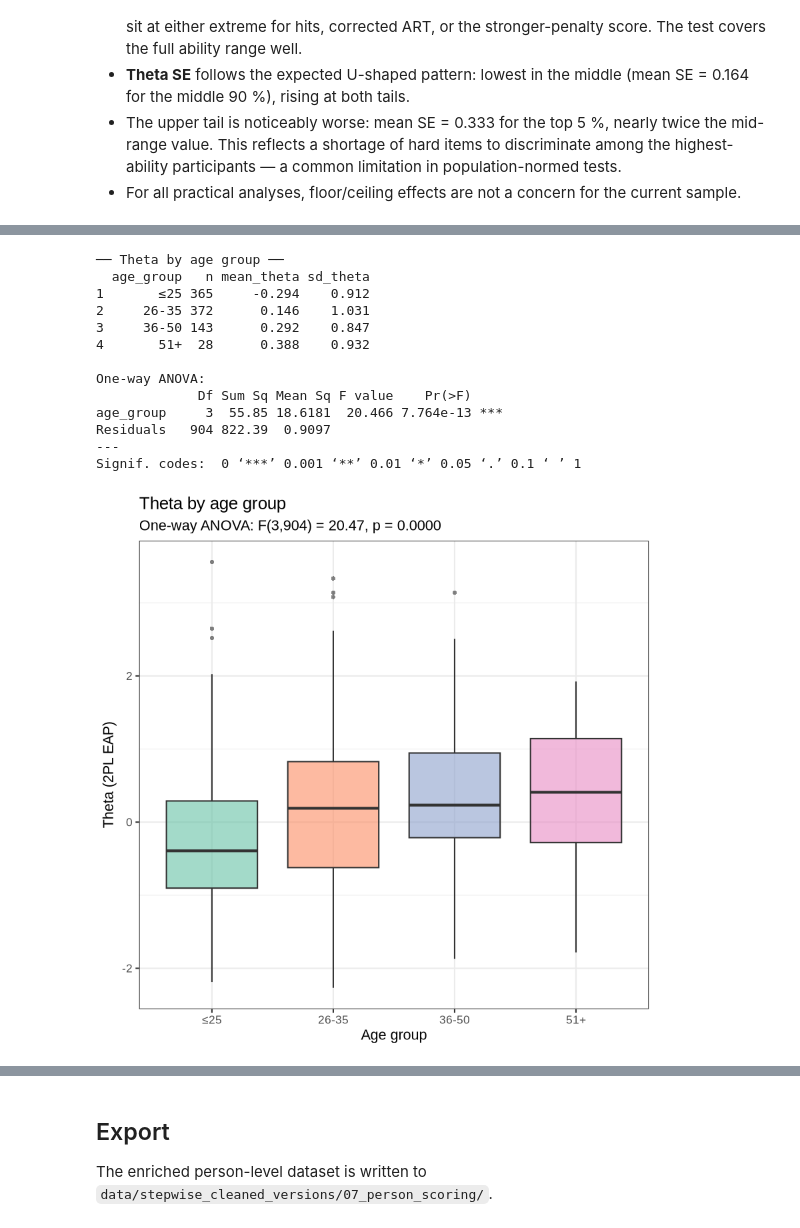
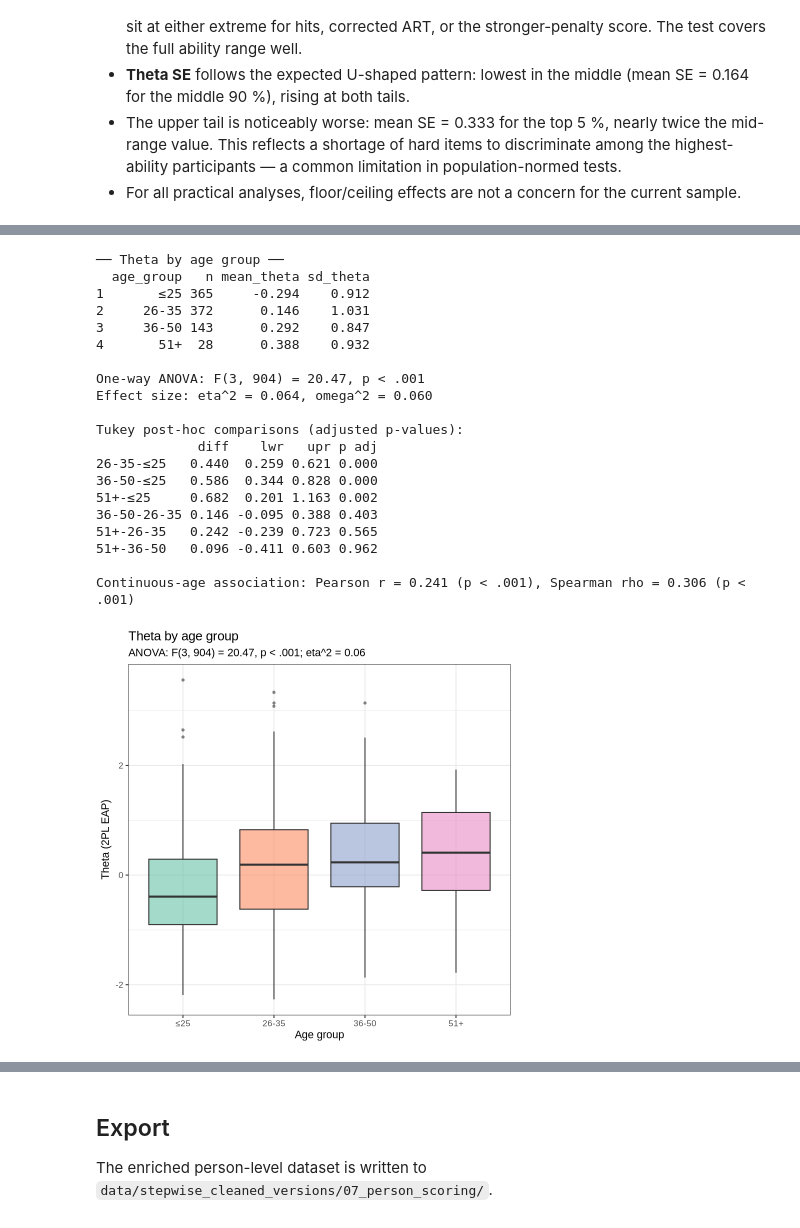
Before and after one commit to BakhturinaPolina/russian-author-recognition-test, a Jupyter notebook: scripts/irt_analysis/07_person_scoring.ipynb, the cells around one changed output, grey strips where cells are left out. Saved outputs shown, nothing was run; the diff lists cells and outputs as text; code cells hidden in the pictures.

```diff
--- a/scripts/irt_analysis/07_person_scoring.ipynb
+++ b/scripts/irt_analysis/07_person_scoring.ipynb
@@ -446,50 +542,97 @@ person_df$age_group <- cut(
   right  = TRUE
 )
 
-age_df <- person_df[!is.na(person_df$age_group) & !is.na(person_df$theta), ]
+fmt_p <- function(p) {
+  if (is.na(p)) return("= NA")
+  if (p < 0.001) return("< .001")
+  sprintf("= %.3f", p)
+}
+
+age_df <- person_df[!is.na(person_df$age_group) & !is.na(person_df$theta) & !is.na(person_df$age), ]
 
 age_agg <- aggregate(theta ~ age_group, data = age_df,
                      FUN = function(x) c(n = length(x), mean = mean(x), sd = sd(x)))
 age_agg <- do.call(data.frame, age_agg)
 names(age_agg) <- c("age_group", "n", "mean_theta", "sd_theta")
 
 aov_age <- aov(theta ~ age_group, data = age_df)
 aov_summary <- summary(aov_age)[[1]]
 
+ss_between <- aov_summary[["Sum Sq"]][1]
+ss_within  <- aov_summary[["Sum Sq"]][2]
+ss_total   <- ss_between + ss_within
+ms_within  <- aov_summary[["Mean Sq"]][2]
+k_groups   <- nlevels(age_df$age_group)
+
+eta2_age <- ss_between / ss_total
+omega2_age <- (ss_between - (k_groups - 1) * ms_within) / (ss_total + ms_within)
+omega2_age <- max(0, omega2_age)
+
+tukey_age <- TukeyHSD(aov_age, "age_group")
+
+age_cor_pearson <- cor.test(age_df$age, age_df$theta, method = "pearson")
+age_cor_spearman <- cor.test(age_df$age, age_df$theta, method = "spearman", exact = FALSE)
+
 cat("\u2500\u2500 Theta by age group \u2500\u2500\n")
 age_agg_print <- age_agg
 age_agg_print[, c("n", "mean_theta", "sd_theta")] <- round(age_agg_print[, c("n", "mean_theta", "sd_theta")], 3)
 print(age_agg_print)
-cat("\nOne-way ANOVA:\n")
-print(aov_summary)
+
+cat(sprintf("\nOne-way ANOVA: F(%d, %d) = %.2f, p %s\n",
+            as.integer(aov_summary[["Df"]][1]),
+            as.integer(aov_summary[["Df"]][2]),
+            as.numeric(aov_summary[["F value"]][1]),
+            fmt_p(aov_summary[["Pr(>F)"]][1])))
+cat(sprintf("Effect size: eta^2 = %.3f, omega^2 = %.3f\n", eta2_age, omega2_age))
+
+cat("\nTukey post-hoc comparisons (adjusted p-values):\n")
+print(round(tukey_age$age_group, 3))
+
+cat(sprintf("\nContinuous-age association: Pearson r = %.3f (p %s), Spearman rho = %.3f (p %s)\n",
+            as.numeric(age_cor_pearson$estimate),
+            fmt_p(age_cor_pearson$p.value),
+            as.numeric(age_cor_spearman$estimate),
+            fmt_p(age_cor_spearman$p.value)))
+
+p_age_label <- if (aov_summary[["Pr(>F)"]][1] < 0.001) "p < .001" else sprintf("p = %.3f", aov_summary[["Pr(>F)"]][1])
 
 ggplot(age_df, aes(x = age_group, y = theta, fill = age_group)) +
   geom_boxplot(alpha = 0.6, outlier.shape = 16, outlier.size = 1.5) +
   scale_fill_brewer(palette = "Set2", guide = "none") +
   labs(
     title    = "Theta by age group",
-    subtitle = sprintf("One-way ANOVA: F(%d,%d) = %.2f, p = %.4f",
-                       aov_summary[["Df"]][1], aov_summary[["Df"]][2],
-                       aov_summary[["F value"]][1], aov_summary[["Pr(>F)"]][1]),
+    subtitle = sprintf("ANOVA: F(%d, %d) = %.2f, %s; eta^2 = %.2f",
+                       as.integer(aov_summary[["Df"]][1]),
+                       as.integer(aov_summary[["Df"]][2]),
+                       as.numeric(aov_summary[["F value"]][1]),
+                       p_age_label,
+                       eta2_age),
     x        = "Age group",
     y        = "Theta (2PL EAP)"
   ) +
   theme_bw(base_size = 13)
 # %% [output]
 ── Theta by age group ──
   age_group   n mean_theta sd_theta
 1       ≤25 365     -0.294    0.912
 2     26-35 372      0.146    1.031
 3     36-50 143      0.292    0.847
 4       51+  28      0.388    0.932
 
-One-way ANOVA:
-             Df Sum Sq Mean Sq F value    Pr(>F)
-age_group     3  55.85 18.6181  20.466 7.764e-13 ***
-Residuals   904 822.39  0.9097
----
-Signif. codes:  0 ‘***’ 0.001 ‘**’ 0.01 ‘*’ 0.05 ‘.’ 0.1 ‘ ’ 1
+One-way ANOVA: F(3, 904) = 20.47, p < .001
+Effect size: eta^2 = 0.064, omega^2 = 0.060
+
+Tukey post-hoc comparisons (adjusted p-values):
+             diff    lwr   upr p adj
+26-35-≤25   0.440  0.259 0.621 0.000
+36-50-≤25   0.586  0.344 0.828 0.000
+51+-≤25     0.682  0.201 1.163 0.002
+36-50-26-35 0.146 -0.095 0.388 0.403
+51+-26-35   0.242 -0.239 0.723 0.565
+51+-36-50   0.096 -0.411 0.603 0.962
+
+Continuous-age association: Pearson r = 0.241 (p < .001), Spearman rho = 0.306 (p < .001)
-[figure, old version]
+[figure, new version]
 # %%
 # education_and_profession — keep labelled categories, exclude Missing/Unknown
 valid_profs <- c("Science and Education", "Service Industry", "IT and Engineering",
```
Also changed, not shown: parts of 15 cells of this notebook, 12 other files.
